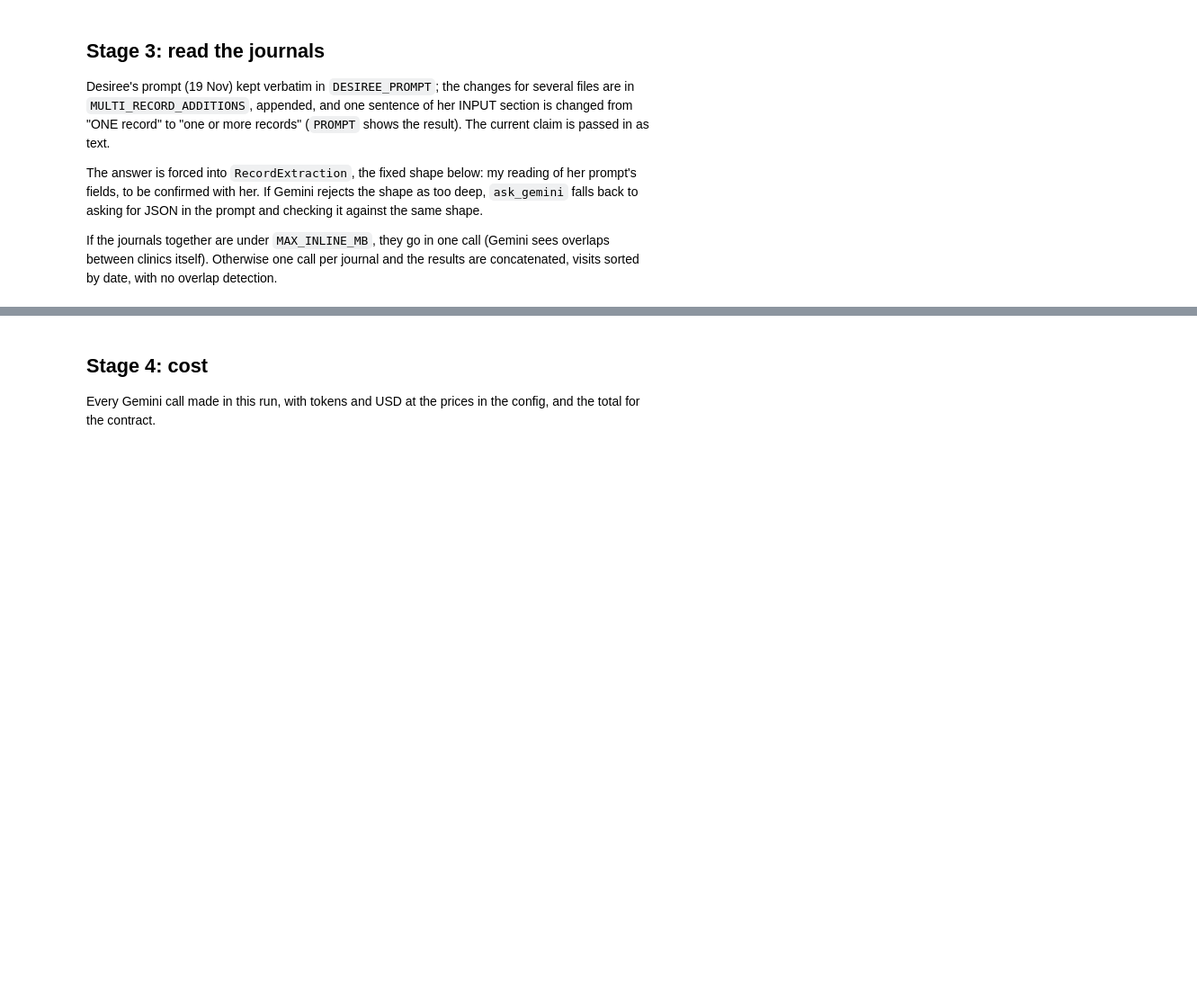
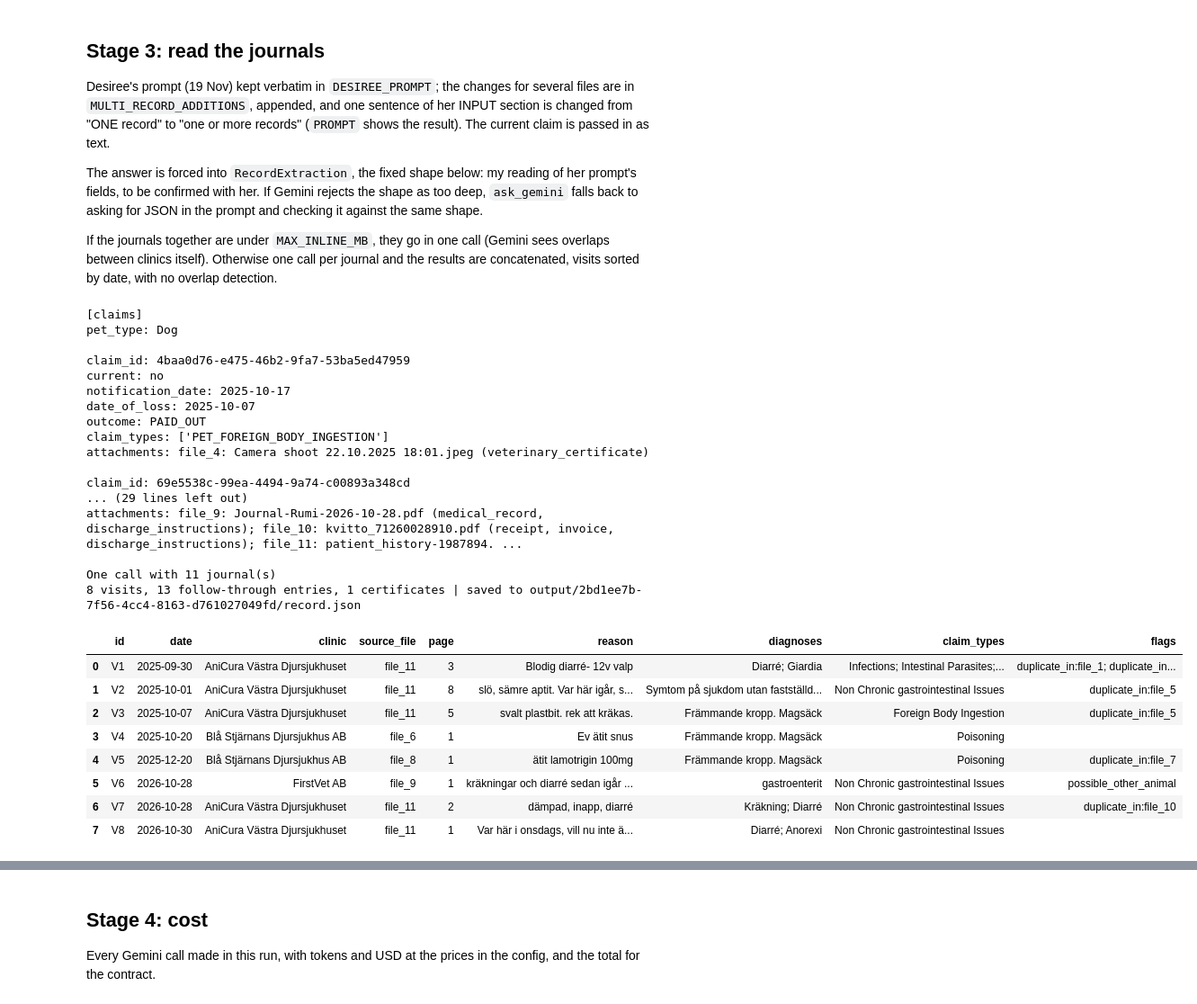
Before and after one commit to HedvigInsurance/maker-days-document-processing, a Jupyter notebook: vet-record-reader/contract_journal_reader.ipynb, the cells around one changed output, grey strips where cells are left out. Shown at 90% size. Cells and saved outputs as stored; diff of their text form; code cells hidden in the pictures; blank space fills up the shorter version.

Commit message:
full run with output

```diff
--- a/vet-record-reader/contract_journal_reader.ipynb
+++ b/vet-record-reader/contract_journal_reader.ipynb
@@ -854,25 +861,41 @@ The handler is assessing the claim described under [current_claim]. claim_releva
 PROMPT = DESIREE_PROMPT.replace("Text from ONE record (PDF/OCR/export)", "Text from one or more records (PDF/OCR/export, see SEVERAL RECORDS)") + MULTI_RECORD_ADDITIONS
 # %%
 # cell: stage3-run
-# The current claim = the most recently notified claim in the contract's file list (test case; see decisions)
-latest = contract_files.sort_values("claim_notification_date").iloc[-1]
-current_claim_text = (f"[current_claim]\nclaim_id: {latest['claim_id']}\nnotification_date: {latest['claim_notification_date']}\n"
-                      f"date_of_loss: {latest['claim_date_of_loss']}\nclaim_types_by_cost: {latest['claim_types_by_cost']}\n"
-                      f"pet_type: {contract_row['pet_type']}")
-
 journal_files = [(f"file_{n}", file_bytes[r["id"]], r["content_type"]) for n, (_, r) in enumerate(journals.iterrows(), start=1)]
 file_index = {f"file_{n}": r["file_name"] for n, (_, r) in enumerate(journals.iterrows(), start=1)}
+
+# Every claim of the contract, oldest first, with its outcome, claim types and the attachments stage 3 receives from it.
+# The most recently notified claim is the current one (test case; see decisions).
+claims = (contract_files[["claim_id", "claim_notification_date", "claim_date_of_loss", "claim_outcome", "claim_types_by_cost"]]
+          .drop_duplicates("claim_id").sort_values("claim_notification_date"))
+current_claim_id = claims.iloc[-1]["claim_id"]
+attachments_of = {}
+for n, (_, r) in enumerate(journals.iterrows(), start=1):
+    attachments_of.setdefault(r["claim_id"], []).append(f"file_{n}: {r['file_name']} ({', '.join(r['document_types'])})")
+blocks = []
+for _, c in claims.iterrows():
+    blocks.append("\n".join([
+        f"claim_id: {c['claim_id']}",
+        f"current: {'yes' if c['claim_id'] == current_claim_id else 'no'}",
+        f"notification_date: {c['claim_notification_date']}",
+        f"date_of_loss: {c['claim_date_of_loss']}",
+        f"outcome: {c['claim_outcome'] if pd.notna(c['claim_outcome']) else 'not yet decided'}",
+        f"claim_types: {list(c['claim_types_by_cost'])}",
+        "attachments: " + ("; ".join(attachments_of.get(c["claim_id"], [])) or "none sent"),
+    ]))
+claims_text = f"[claims]\npet_type: {contract_row['pet_type']}\n\n" + "\n\n".join(blocks)
+print(claims_text, "\n")
 OUTPUT_DIR.mkdir(parents=True, exist_ok=True)
 
 if journals["size_mb"].sum() <= MAX_INLINE_MB:
     print(f"One call with {len(journal_files)} journal(s)")
-    record, usage = ask_gemini(journal_files, current_claim_text + "\n\n" + PROMPT, stage="3 read", label="all journals",
+    record, usage = ask_gemini(journal_files, claims_text + "\n\n" + PROMPT, stage="3 read", label="all journals",
                                output_format=RecordExtraction)
 else:
     print(f"{journals['size_mb'].sum():.1f} MB is above MAX_INLINE_MB={MAX_INLINE_MB}: one call per journal, results concatenated")
     parts_out = []
     for jf in journal_files:
-        rec, usage = ask_gemini([jf], current_claim_text + "\n\n" + PROMPT, stage="3 read", label=file_index[jf[0]],
+        rec, usage = ask_gemini([jf], claims_text + "\n\n" + PROMPT, stage="3 read", label=file_index[jf[0]],
                                 output_format=RecordExtraction)
         parts_out.append(rec)
     record = RecordExtraction(
@@ -882,31 +905,58 @@ else:
         certificates=[c for p in parts_out for c in p.certificates],
     )
 
 # add the Hedvig claim-type name next to every claim_relevance, and the file name next to every source_file
 record_json = record.model_dump()
 def add_hedvig_names(obj):
     if isinstance(obj, dict):
         if "primary" in obj and "confidence" in obj:
             obj["primary_hedvig"] = CLAIM_TYPE_TO_HEDVIG.get(obj["primary"])
             obj["also_relevant_hedvig"] = [CLAIM_TYPE_TO_HEDVIG.get(t) for t in obj.get("also_relevant", [])]
         if "source_file" in obj:
             obj["source_file_name"] = file_index.get(obj["source_file"])
         for v in obj.values(): add_hedvig_names(v)
     elif isinstance(obj, list):
         for v in obj: add_hedvig_names(v)
 add_hedvig_names(record_json)
 record_json["contract_id"] = CONTRACT_ID
-record_json["current_claim"] = {"claim_id": latest["claim_id"], "claim_types_by_cost": list(latest["claim_types_by_cost"])}
+record_json["current_claim"] = {"claim_id": current_claim_id, "claim_types_by_cost": list(claims.iloc[-1]["claim_types_by_cost"])}
 record_json["files"] = file_index
 
 out = OUTPUT_DIR / "record.json"
 out.write_text(json.dumps(record_json, indent=2, ensure_ascii=False, default=str), encoding="utf-8")
 print(f"{len(record.visits)} visits, {len(record.follow_through)} follow-through entries, {len(record.certificates)} certificates | saved to {out}")
 
 visits_table = pd.DataFrame([{"id": v.id, "date": v.date, "clinic": v.clinic, "source_file": v.source_file, "page": v.page,
                               "reason": v.reason_for_visit,
                               "diagnoses": "; ".join(d.text for d in v.diagnoses),
                               "claim_types": "; ".join(sorted({d.claim_relevance.primary for d in v.diagnoses} | {s.claim_relevance.primary for s in v.symptoms})),
                               "flags": "; ".join(v.review_flags)} for v in record.visits])
 visits_table.to_csv(OUTPUT_DIR / "visits.csv", index=False)
 visits_table
+# %% [output]
+[claims]
+pet_type: Dog
+
+claim_id: 4baa0d76-e475-46b2-9fa7-53ba5ed47959
+current: no
+notification_date: 2025-10-17
+date_of_loss: 2025-10-07
+outcome: PAID_OUT
+claim_types: ['PET_FOREIGN_BODY_INGESTION']
+attachments: file_4: Camera shoot 22.10.2025 18:01.jpeg (veterinary_certificate)
+
+claim_id: 69e5538c-99ea-4494-9a74-c00893a348cd
+... (29 lines left out)
+attachments: file_9: Journal-Rumi-2026-10-28.pdf (medical_record, discharge_instructions); file_10: kvitto_71260028910.pdf (receipt, invoice, discharge_instructions); file_11: patient_history-1987894. ...
+
+One call with 11 journal(s)
+8 visits, 13 follow-through entries, 1 certificates | saved to output/2bd1ee7b-7f56-4cc4-8163-d761027049fd/record.json
+|  | id | date | clinic | source_file | page | reason | diagnoses | claim_types | flags |
+| 0 | V1 | 2025-09-30 | AniCura Västra Djursjukhuset | file_11 | 3 | Blodig diarré- 12v valp | Diarré; Giardia | Infections; Intestinal Parasites;... | duplicate_in:file_1; duplicate_in... |
+| 1 | V2 | 2025-10-01 | AniCura Västra Djursjukhuset | file_11 | 8 | slö, sämre aptit. Var här igår, s... | Symtom på sjukdom utan fastställd... | Non Chronic gastrointestinal Issues | duplicate_in:file_5 |
+| 2 | V3 | 2025-10-07 | AniCura Västra Djursjukhuset | file_11 | 5 | svalt plastbit. rek att kräkas. | Främmande kropp. Magsäck | Foreign Body Ingestion | duplicate_in:file_5 |
+| 3 | V4 | 2025-10-20 | Blå Stjärnans Djursjukhus AB | file_6 | 1 | Ev ätit snus | Främmande kropp. Magsäck | Poisoning |  |
+| 4 | V5 | 2025-12-20 | Blå Stjärnans Djursjukhus AB | file_8 | 1 | ätit lamotrigin 100mg | Främmande kropp. Magsäck | Poisoning | duplicate_in:file_7 |
+| 5 | V6 | 2026-10-28 | FirstVet AB | file_9 | 1 | kräkningar och diarré sedan igår ... | gastroenterit | Non Chronic gastrointestinal Issues | possible_other_animal |
+| 6 | V7 | 2026-10-28 | AniCura Västra Djursjukhuset | file_11 | 2 | dämpad, inapp, diarré | Kräkning; Diarré | Non Chronic gastrointestinal Issues | duplicate_in:file_10 |
+| 7 | V8 | 2026-10-30 | AniCura Västra Djursjukhuset | file_11 | 1 | Var här i onsdags, vill nu inte ä... | Diarré; Anorexi | Non Chronic gastrointestinal Issues |  |
```
Also changed, not shown: parts of 2 cells of this notebook, 1 other file.
